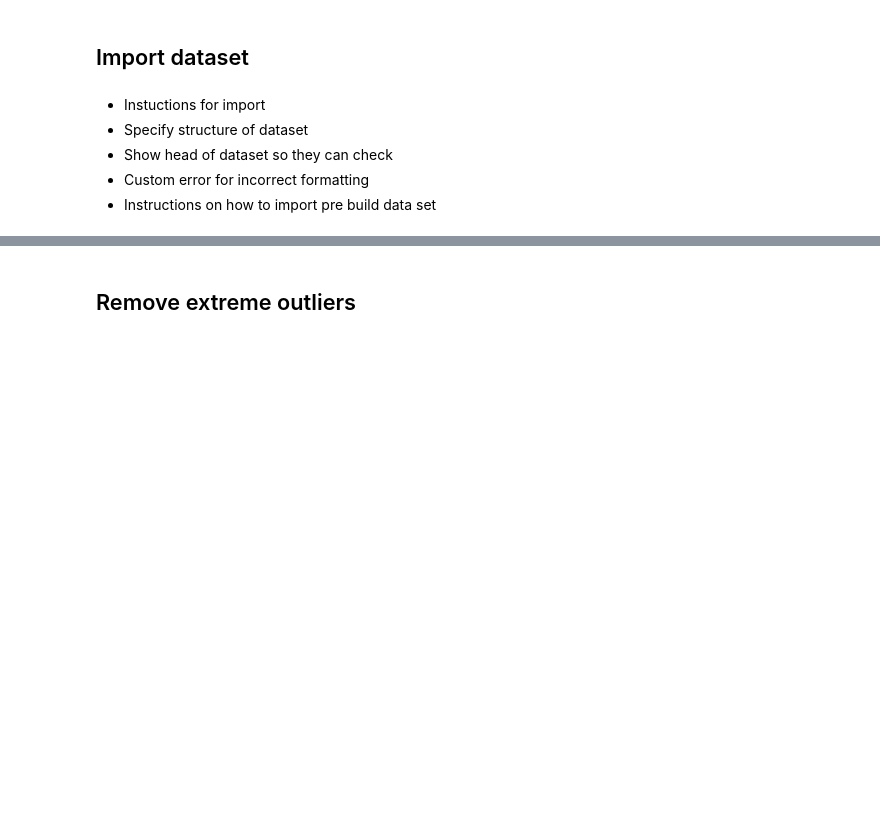
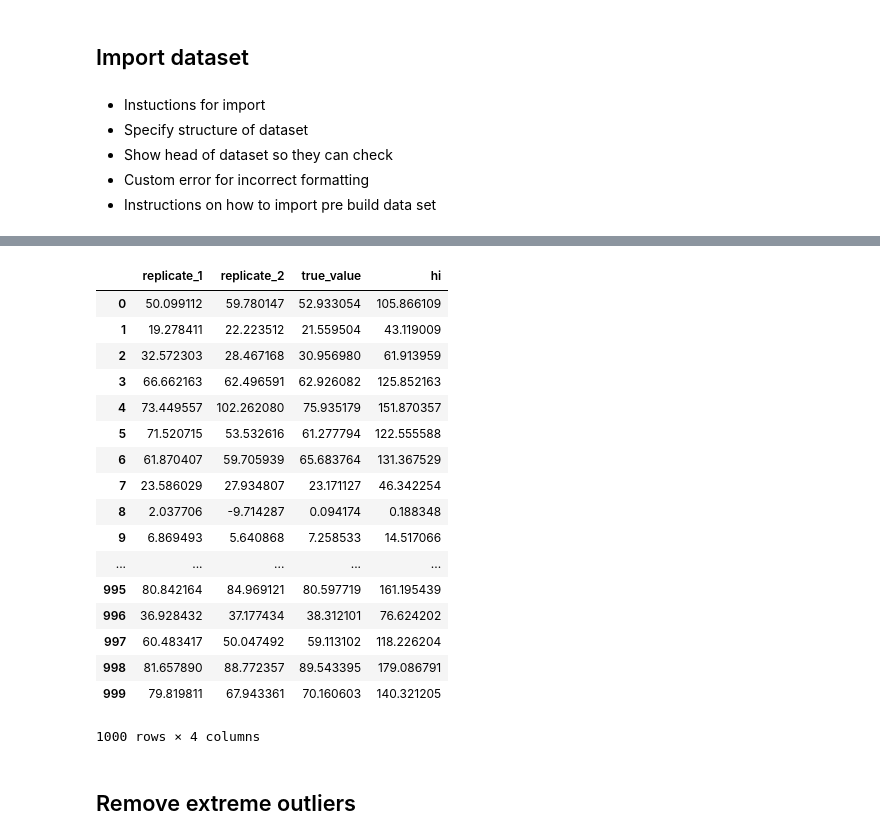
Before and after one commit to seperry83/dds-notebook, a Jupyter notebook: Duplicate Dataset Analysis Template.ipynb, the cells around one changed output, grey strips where cells are left out. Cells and saved outputs as stored; diff of their text form; code cells hidden in the pictures; blank space fills up the shorter version.

```diff
--- a/Duplicate Dataset Analysis Template.ipynb
+++ b/Duplicate Dataset Analysis Template.ipynb
@@ -34,4 +34,25 @@ gg
 # %%
 dataset = esd.test_wrapper.abs_rel(True)
+dataset["hi"] = dataset["true_value"]*2
+dataset
+# %% [output]
+|  | replicate_1 | replicate_2 | true_value | hi |
+| 0 | 50.099112 | 59.780147 | 52.933054 | 105.866109 |
+| 1 | 19.278411 | 22.223512 | 21.559504 | 43.119009 |
+| 2 | 32.572303 | 28.467168 | 30.956980 | 61.913959 |
+| 3 | 66.662163 | 62.496591 | 62.926082 | 125.852163 |
+| 4 | 73.449557 | 102.262080 | 75.935179 | 151.870357 |
+| 5 | 71.520715 | 53.532616 | 61.277794 | 122.555588 |
+| 6 | 61.870407 | 59.705939 | 65.683764 | 131.367529 |
+| 7 | 23.586029 | 27.934807 | 23.171127 | 46.342254 |
+| 8 | 2.037706 | -9.714287 | 0.094174 | 0.188348 |
+| 9 | 6.869493 | 5.640868 | 7.258533 | 14.517066 |
+| ... | ... | ... | ... | ... |
+| 995 | 80.842164 | 84.969121 | 80.597719 | 161.195439 |
+| 996 | 36.928432 | 37.177434 | 38.312101 | 76.624202 |
+| 997 | 60.483417 | 50.047492 | 59.113102 | 118.226204 |
+| 998 | 81.657890 | 88.772357 | 89.543395 | 179.086791 |
+| 999 | 79.819811 | 67.943361 | 70.160603 | 140.321205 |
+1000 rows × 4 columns
 # %% [markdown]
 ## Remove extreme outliers
```
Also changed, not shown: parts of 5 cells of this notebook.
